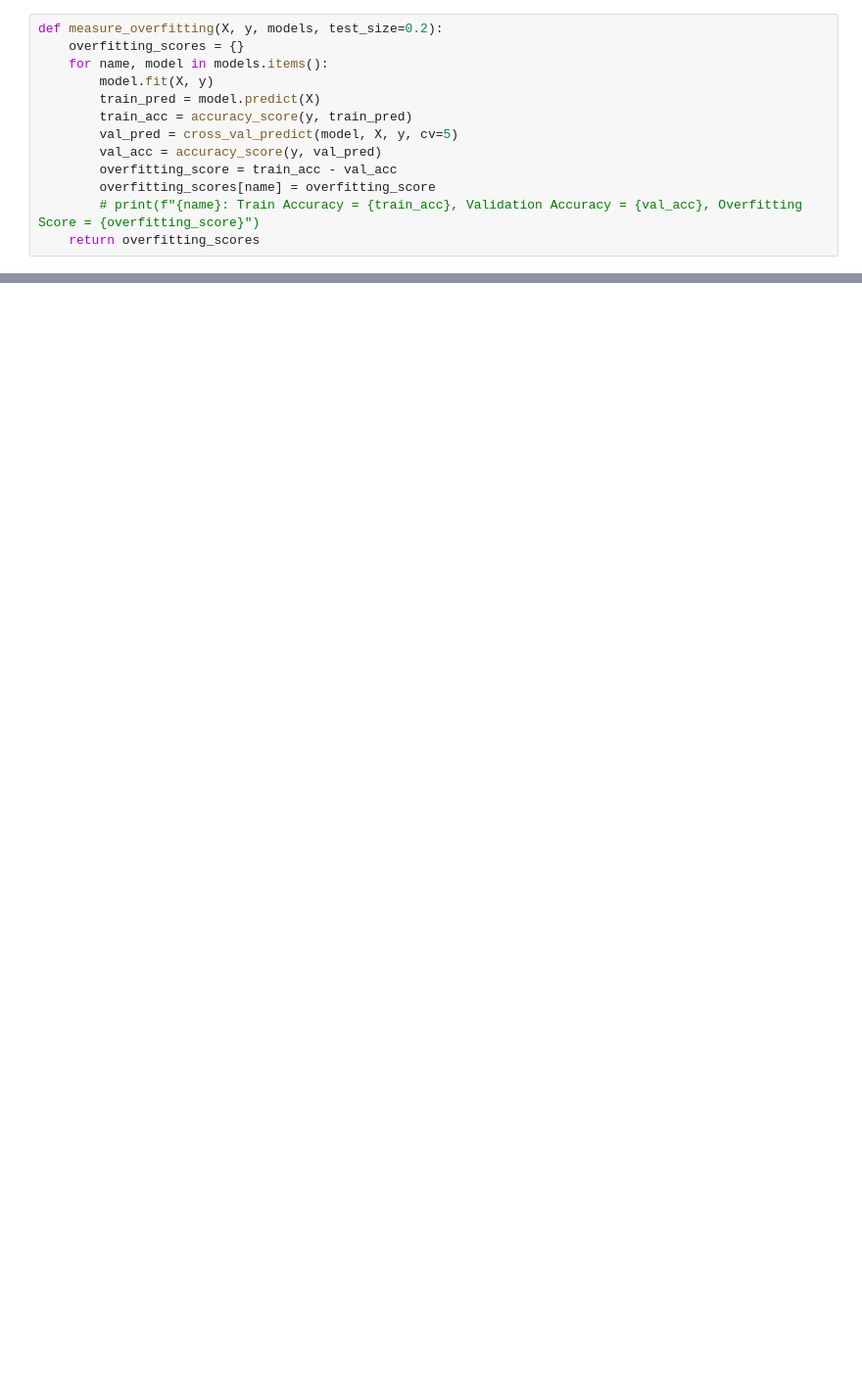
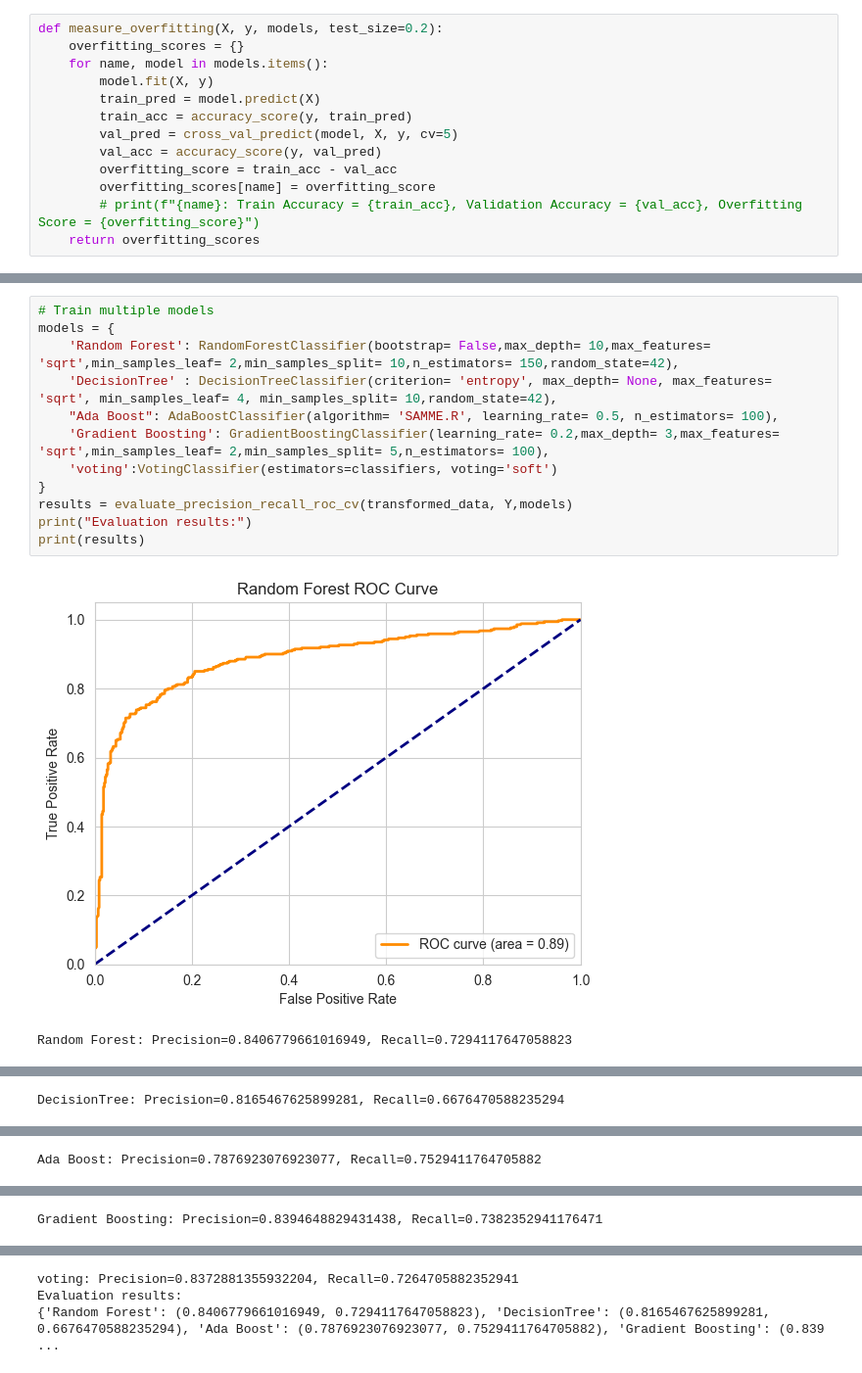
Before and after one commit to MoSamir104/Titanic, a Jupyter notebook: titanic.ipynb, the cells around one changed output, grey strips where cells are left out. Shown at 98% size. Saved outputs shown, nothing was run; the diff lists cells and outputs as text; blank space fills up the shorter version.

```diff
--- a/titanic.ipynb
+++ b/titanic.ipynb
@@ -891,0 +1072,15 @@ Overfitting scores:
+# %%
+# Train multiple models
+models = {
+    'Random Forest': RandomForestClassifier(bootstrap= False,max_depth= 10,max_features= 'sqrt',min_samples_leaf= 2,min_samples_split= 10,n_estimators= 150,random_state=42),
+    'DecisionTree' : DecisionTreeClassifier(criterion= 'entropy', max_depth= None, max_features= 'sqrt', min_samples_leaf= 4, min_samples_split= 10,random_state=42),
+    "Ada Boost": AdaBoostClassifier(algorithm= 'SAMME.R', learning_rate= 0.5, n_estimators= 100),
+    'Gradient Boosting': GradientBoostingClassifier(learning_rate= 0.2,max_depth= 3,max_features= 'sqrt',min_samples_leaf= 2,min_samples_split= 5,n_estimators= 100),
+    'voting':VotingClassifier(estimators=classifiers, voting='soft')
+}
+results = evaluate_precision_recall_roc_cv(transformed_data, Y,models)
+print("Evaluation results:")
+print(results)
+# %% [output]
+[figure, added]
+Random Forest: Precision=0.8406779661016949, Recall=0.7294117647058823
@@ -891,0 +1088 @@ Overfitting scores:
+DecisionTree: Precision=0.8165467625899281, Recall=0.6676470588235294
@@ -891,0 +1090 @@ Overfitting scores:
+Ada Boost: Precision=0.7876923076923077, Recall=0.7529411764705882
@@ -891,0 +1092 @@ Overfitting scores:
+Gradient Boosting: Precision=0.8394648829431438, Recall=0.7382352941176471
@@ -891,0 +1094,3 @@ Overfitting scores:
+voting: Precision=0.8372881355932204, Recall=0.7264705882352941
+Evaluation results:
+{'Random Forest': (0.8406779661016949, 0.7294117647058823), 'DecisionTree': (0.8165467625899281, 0.6676470588235294), 'Ada Boost': (0.7876923076923077, 0.7529411764705882), 'Gradient Boosting': (0.839 ...
```
Also changed, not shown: parts of 19 cells of this notebook.
